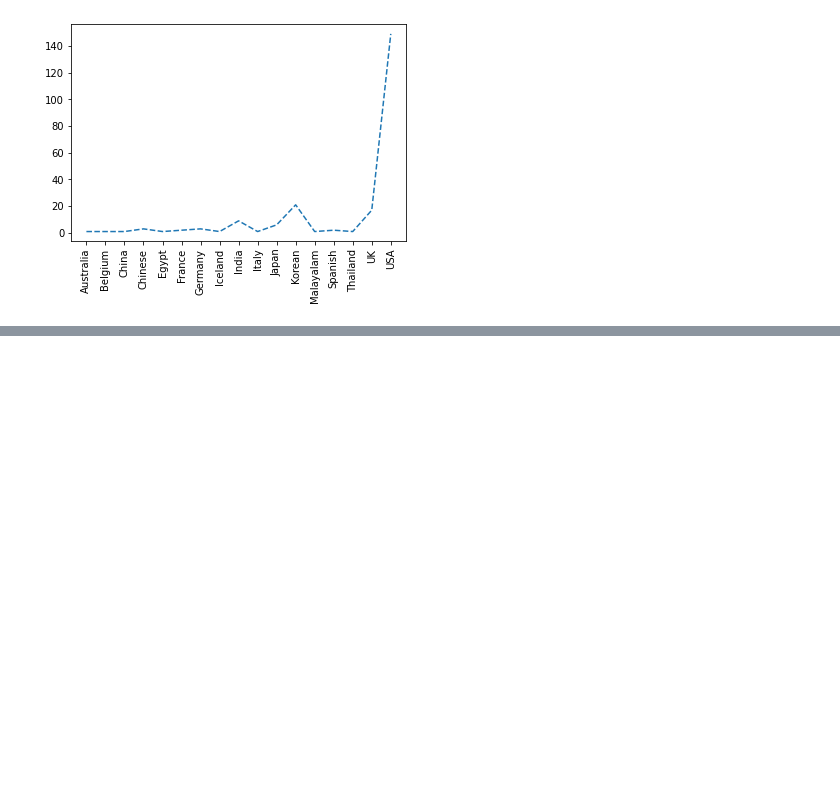
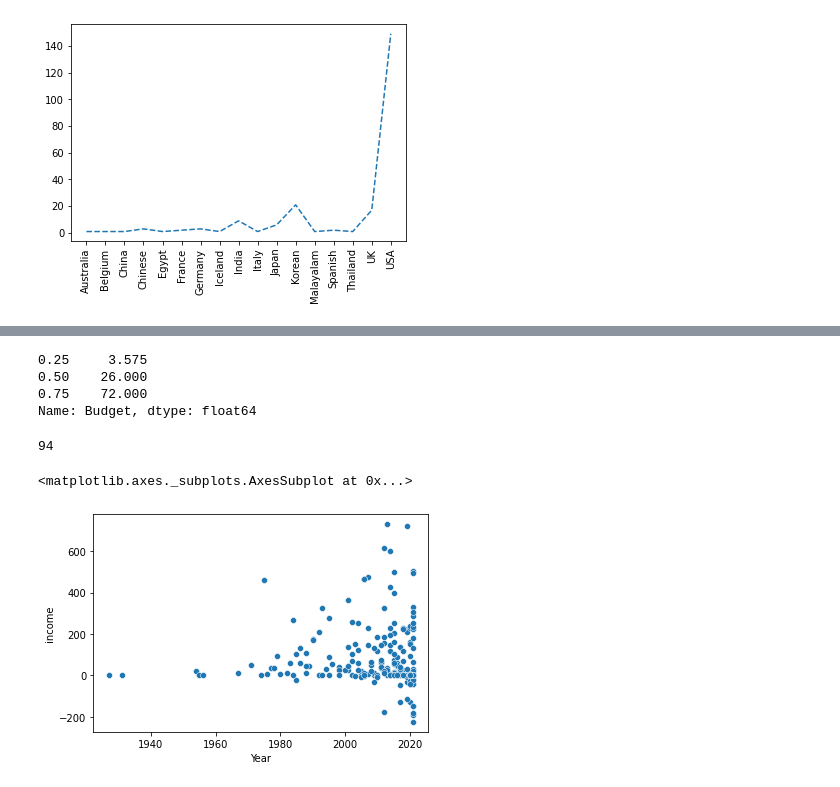
Before and after one commit to ShakilM26/Pandas, a Jupyter notebook: PMDB.ipynb, the cells around one changed output, grey strips where cells are left out. Saved outputs shown, nothing was run; the diff lists cells and outputs as text; code cells hidden in the pictures; blank space fills up the shorter version.

```diff
--- a/PMDB.ipynb
+++ b/PMDB.ipynb
@@ -411,0 +418,9 @@ plt.show()
+# %%
+# Now added a new column - 'income'
+# Here I have 3 different methods
+
+# df.insert(14, "income", df['Box_office']-df['Budget'])
+# df['income']=df['Box_office']-df['Budget']
+
+df=df.assign(income = df['Box_office']-df['Budget'])
+df.head(5)
@@ -411,0 +438,10 @@ plt.show()
+# %%
+
+budget=df['Budget']
+quartiles=budget.quantile([.25,.5,.75])
+quartiles
+# %% [output]
+0.25     3.575
+0.50    26.000
+0.75    72.000
+Name: Budget, dtype: float64
@@ -411,0 +450,12 @@ plt.show()
+# %%
+#range of years
+
+range=df['Year'].max() - df['Year'].min()
+range
+# %% [output]
+94
+# %%
+sns.scatterplot(x='Year', y='income', data=df)
+# %% [output]
+<matplotlib.axes._subplots.AxesSubplot at 0x...>
+[figure, added]
```
Also changed, not shown: parts of 24 cells of this notebook.
